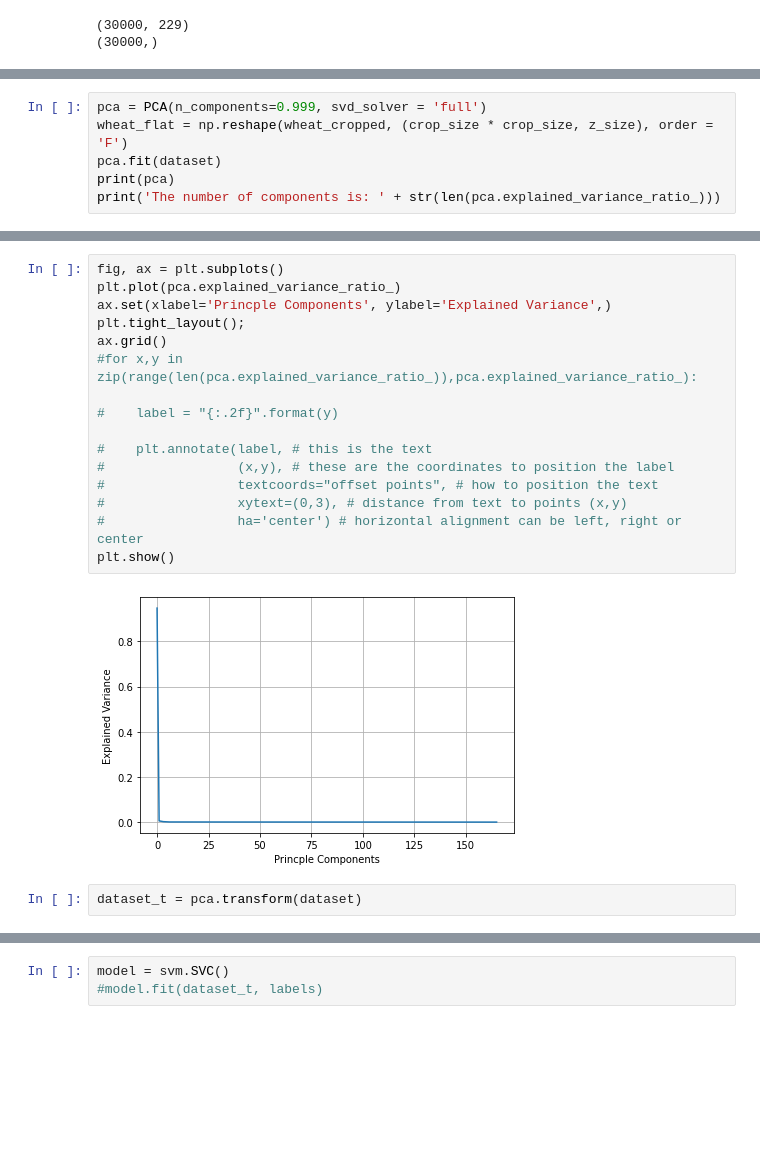
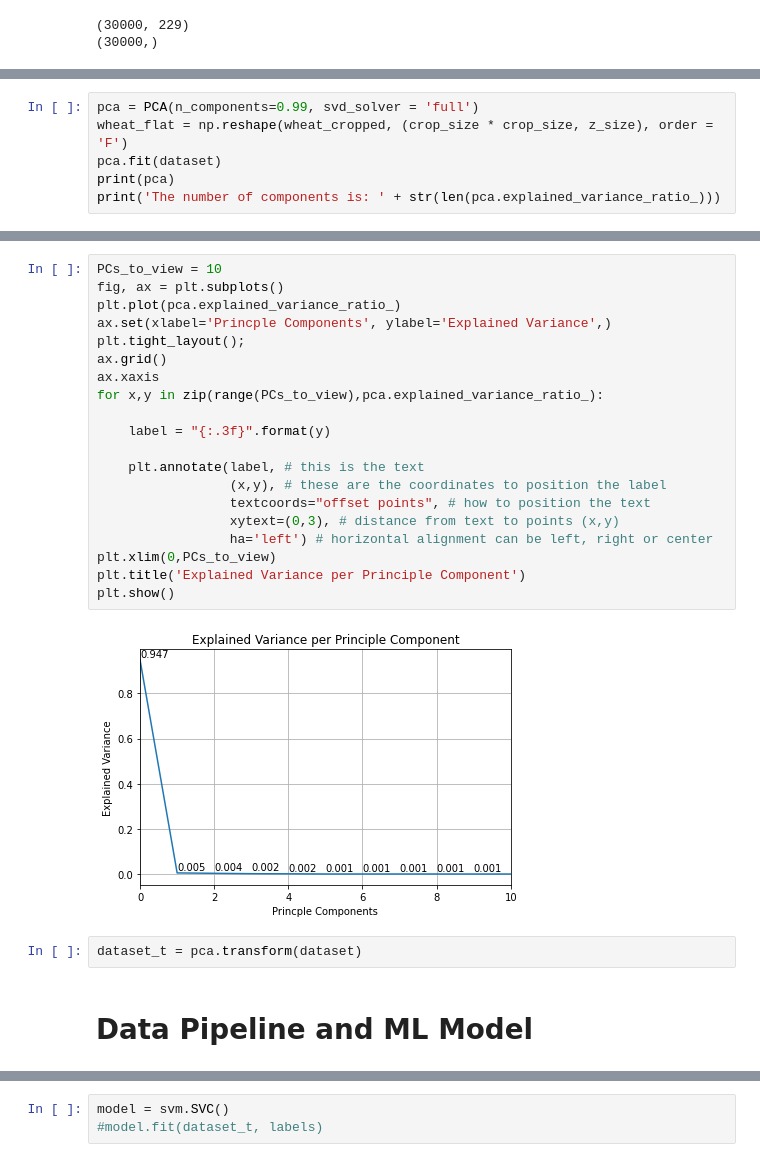
Before and after one commit to KeeganMcWW/ml-projects, a Jupyter notebook: IASIM2016_Challenege_ML.ipynb, the cells around one changed output, grey strips where cells are left out. Drawn from its saved outputs; the diff is of its cells as text; blank space fills up the shorter version.

```diff
--- a/IASIM2016_Challenege_ML.ipynb
+++ b/IASIM2016_Challenege_ML.ipynb
@@ -256,5 +288,5 @@ print(np.shape(labels))
 # %%
-pca = PCA(n_components=0.999, svd_solver = 'full')
+pca = PCA(n_components=0.99, svd_solver = 'full')
 wheat_flat = np.reshape(wheat_cropped, (crop_size * crop_size, z_size), order = 'F')
 pca.fit(dataset)
 print(pca)
@@ -266,20 +302,26 @@ The number of components is: 166
 # %%
+PCs_to_view = 10
 fig, ax = plt.subplots()
 plt.plot(pca.explained_variance_ratio_)
 ax.set(xlabel='Princple Components', ylabel='Explained Variance',)
 plt.tight_layout();
 ax.grid()
-#for x,y in zip(range(len(pca.explained_variance_ratio_)),pca.explained_variance_ratio_):
+ax.xaxis
+for x,y in zip(range(PCs_to_view),pca.explained_variance_ratio_):
 
-#    label = "{:.2f}".format(y)
+    label = "{:.3f}".format(y)
 
-#    plt.annotate(label, # this is the text
-#                 (x,y), # these are the coordinates to position the label
-#                 textcoords="offset points", # how to position the text
-#                 xytext=(0,3), # distance from text to points (x,y)
-#                 ha='center') # horizontal alignment can be left, right or center
+    plt.annotate(label, # this is the text
+                 (x,y), # these are the coordinates to position the label
+                 textcoords="offset points", # how to position the text
+                 xytext=(0,3), # distance from text to points (x,y)
+                 ha='left') # horizontal alignment can be left, right or center
+plt.xlim(0,PCs_to_view)
+plt.title('Explained Variance per Principle Component')
 plt.show()
 # %% [output]
-[figure, old version]
+[figure, new version]
 # %%
 dataset_t = pca.transform(dataset)
+# %% [markdown]
+# Data Pipeline and ML Model
```
Also changed, not shown: parts of 30 cells of this notebook.
